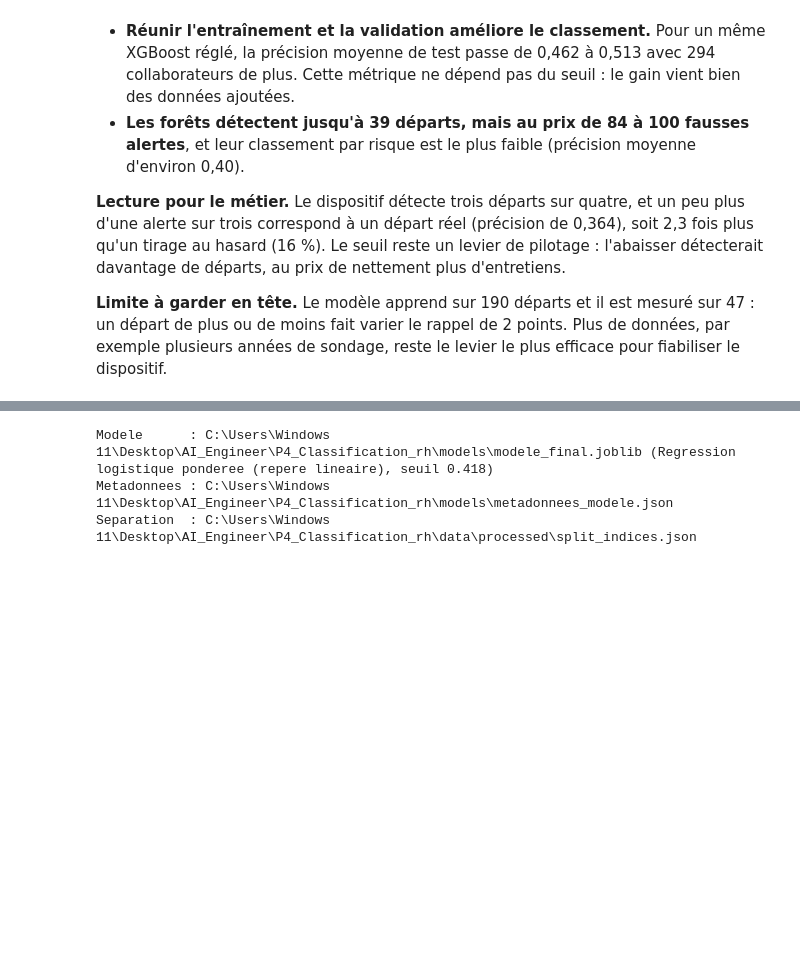
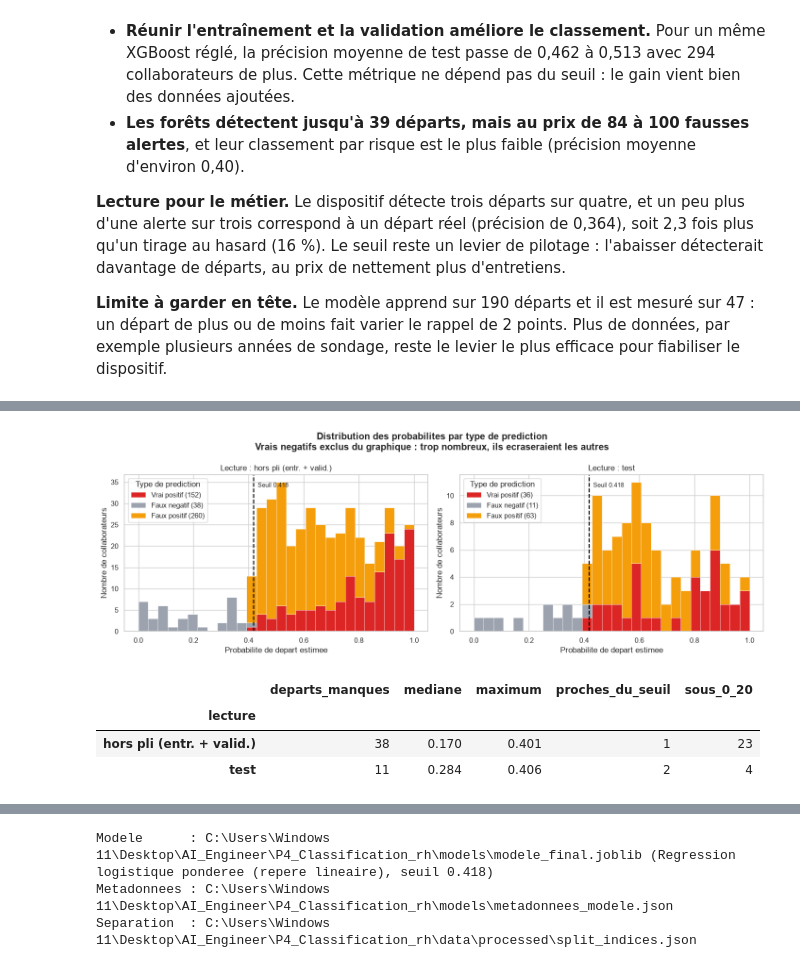
Before and after one commit to MendyData/P4_classification_rh, a Jupyter notebook: notebooks/02_modelisation_final_0210.ipynb, the cells around one changed output, grey strips where cells are left out. Drawn from its saved outputs; the diff is of its cells as text; code cells hidden in the pictures; blank space fills up the shorter version.

```diff
--- a/notebooks/02_modelisation_final_0210.ipynb
+++ b/notebooks/02_modelisation_final_0210.ipynb
@@ -1200,0 +1554,60 @@ Quatre lectures :
+# %%
+def tracer_distribution_par_type(
+    typologies: Mapping[str, pd.DataFrame], seuil: float, types_affiches: list[str]
+) -> None:
+    """Histogramme empile des probabilites, un panneau par lecture."""
+    fig, axes = plt.subplots(1, len(typologies), figsize=(7.2 * len(typologies), 5), squeeze=False)
+    for ax, (nom_lecture, table) in zip(axes[0], typologies.items()):
+        ax.hist(
+            [table.loc[table["type_prediction"] == t, "probabilite"] for t in types_affiches],
+            bins=28,
+            range=(0, 1),
+            stacked=True,
+            color=[COULEURS_TYPES[t] for t in types_affiches],
+            label=[f"{t} ({int((table['type_prediction'] == t).sum())})" for t in types_affiches],
+            edgecolor="white",
+            linewidth=0.4,
+        )
+        ax.axvline(seuil, linestyle="--", color="black", linewidth=1.6)
+        ax.text(
+            seuil + 0.015,
+            ax.get_ylim()[1] * 0.92,
+            f"Seuil {seuil:.3f}",
+            fontsize=9,
+        )
+        ax.set_title(f"Lecture : {nom_lecture}")
+        ax.set_xlabel("Probabilite de depart estimee")
+        ax.set_ylabel("Nombre de collaborateurs")
+        ax.legend(title="Type de prediction")
+    fig.suptitle(
+        "Distribution des probabilites par type de prediction\n"
+        "Vrais negatifs exclus du graphique : trop nombreux, ils ecraseraient les autres",
+        fontweight="bold",
+    )
+    plt.tight_layout()
+    plt.show()
+
+
+TYPES_AFFICHES = ["Vrai positif", "Faux negatif", "Faux positif"]
+tracer_distribution_par_type(typologies, seuil_final, TYPES_AFFICHES)
+
+lignes_manques = []
+for nom_lecture, table in typologies.items():
+    manques = table.loc[table["type_prediction"] == "Faux negatif", "probabilite"]
+    lignes_manques.append(
+        {
+            "lecture": nom_lecture,
+            "departs_manques": len(manques),
+            "mediane": round(manques.median(), 3),
+            "maximum": round(manques.max(), 3),
+            "proches_du_seuil": int((manques >= seuil_final - ECART_ZONE_GRISE).sum()),
+            "sous_0_20": int((manques < 0.20).sum()),
+        }
+    )
+display(pd.DataFrame(lignes_manques).set_index("lecture"))
+# %% [output]
+[figure, added]
+|  | departs_manques | mediane | maximum | proches_du_seuil | sous_0_20 |
+| lecture |  |  |  |  |  |
+| hors pli (entr. + valid.) | 38 | 0.170 | 0.401 | 1 | 23 |
+| test | 11 | 0.284 | 0.406 | 2 | 4 |
```
Also changed, not shown: parts of 28 cells of this notebook, 3 other files.
